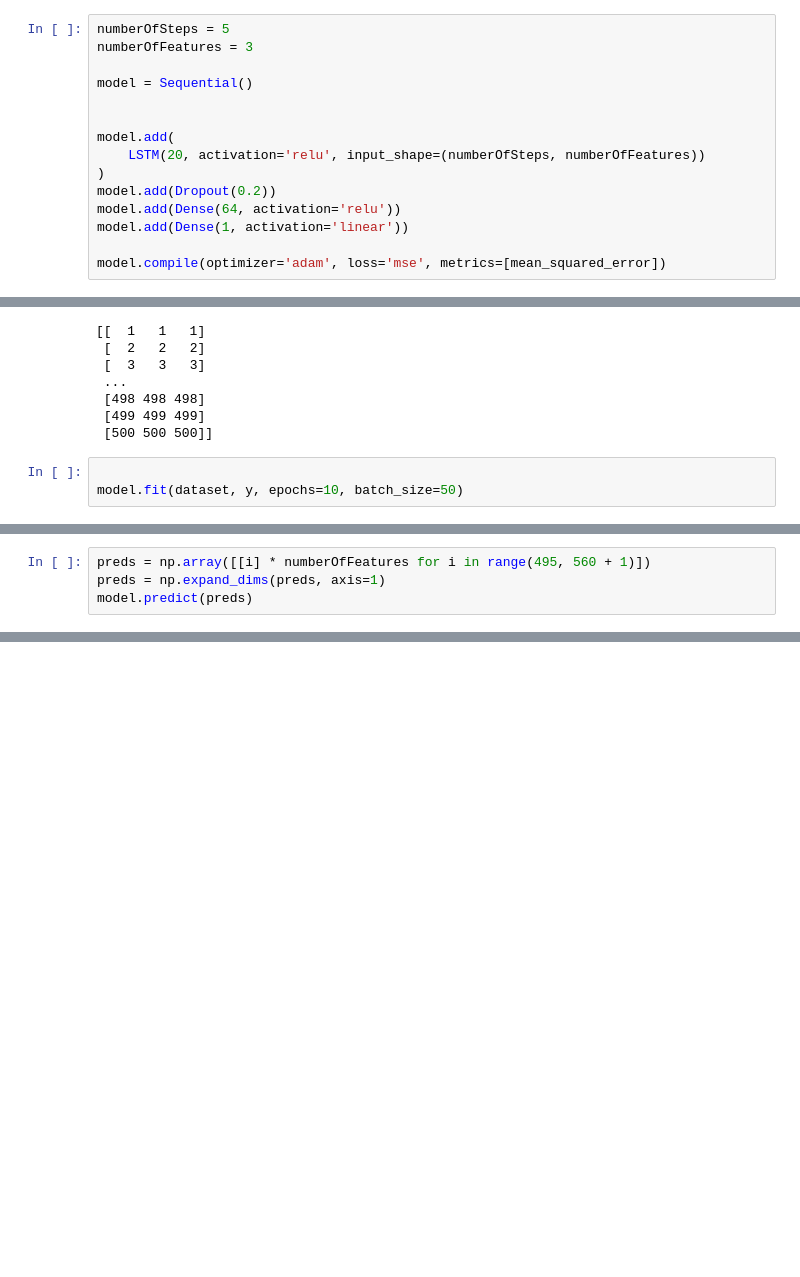
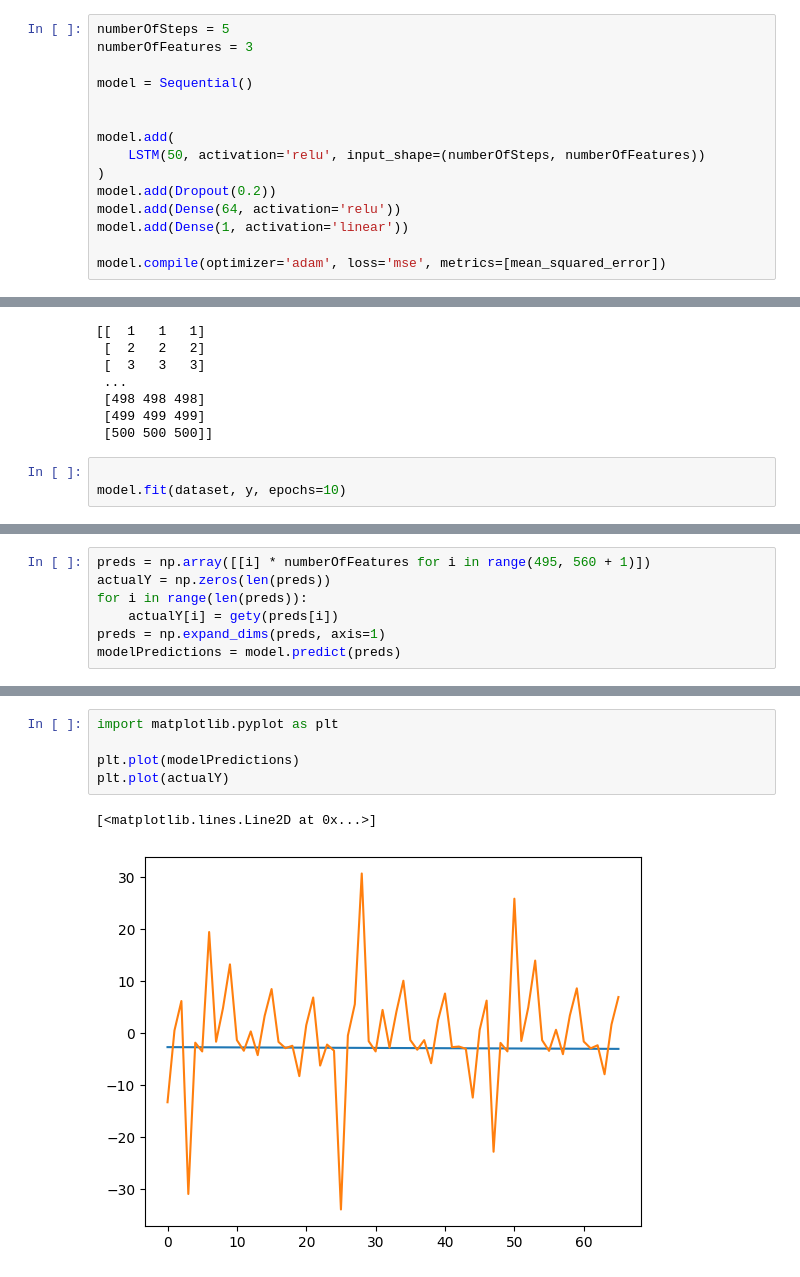
Before and after one commit to AdiJoost/abzocker, a Jupyter notebook: Models/lstm.ipynb, the cells around one changed output, grey strips where cells are left out. Saved outputs shown, nothing was run; the diff lists cells and outputs as text; blank space fills up the shorter version.

```diff
--- a/Models/lstm.ipynb
+++ b/Models/lstm.ipynb
@@ -11,7 +11,7 @@ model = Sequential()
 
 
 model.add(
-    LSTM(20, activation='relu', input_shape=(numberOfSteps, numberOfFeatures))
+    LSTM(50, activation='relu', input_shape=(numberOfSteps, numberOfFeatures))
 )
 model.add(Dropout(0.2))
 model.add(Dense(64, activation='relu'))
@@ -40,6 +40,6 @@ dataset = np.expand_dims(dataset, axis=1)
  [500 500 500]]
 # %%
 
-model.fit(dataset, y, epochs=10, batch_size=50)
+model.fit(dataset, y, epochs=10)
 # %% [output]
 Epoch 1/10
@@ -65,6 +65,9 @@ Epoch 10/10
 <keras.src.callbacks.history.History at 0x...>
 # %%
 preds = np.array([[i] * numberOfFeatures for i in range(495, 560 + 1)])
+actualY = np.zeros(len(preds))
+for i in range(len(preds)):
+    actualY[i] = gety(preds[i])
 preds = np.expand_dims(preds, axis=1)
-model.predict(preds)
+modelPredictions = model.predict(preds)
 # %% [output]
@@ -76,0 +75,8 @@ array([[-0.1465793 ],
+# %%
+import matplotlib.pyplot as plt
+
+plt.plot(modelPredictions)
+plt.plot(actualY)
+# %% [output]
+[<matplotlib.lines.Line2D at 0x...>]
+[figure, added]
```
Also changed, not shown: parts of 2 cells of this notebook.
